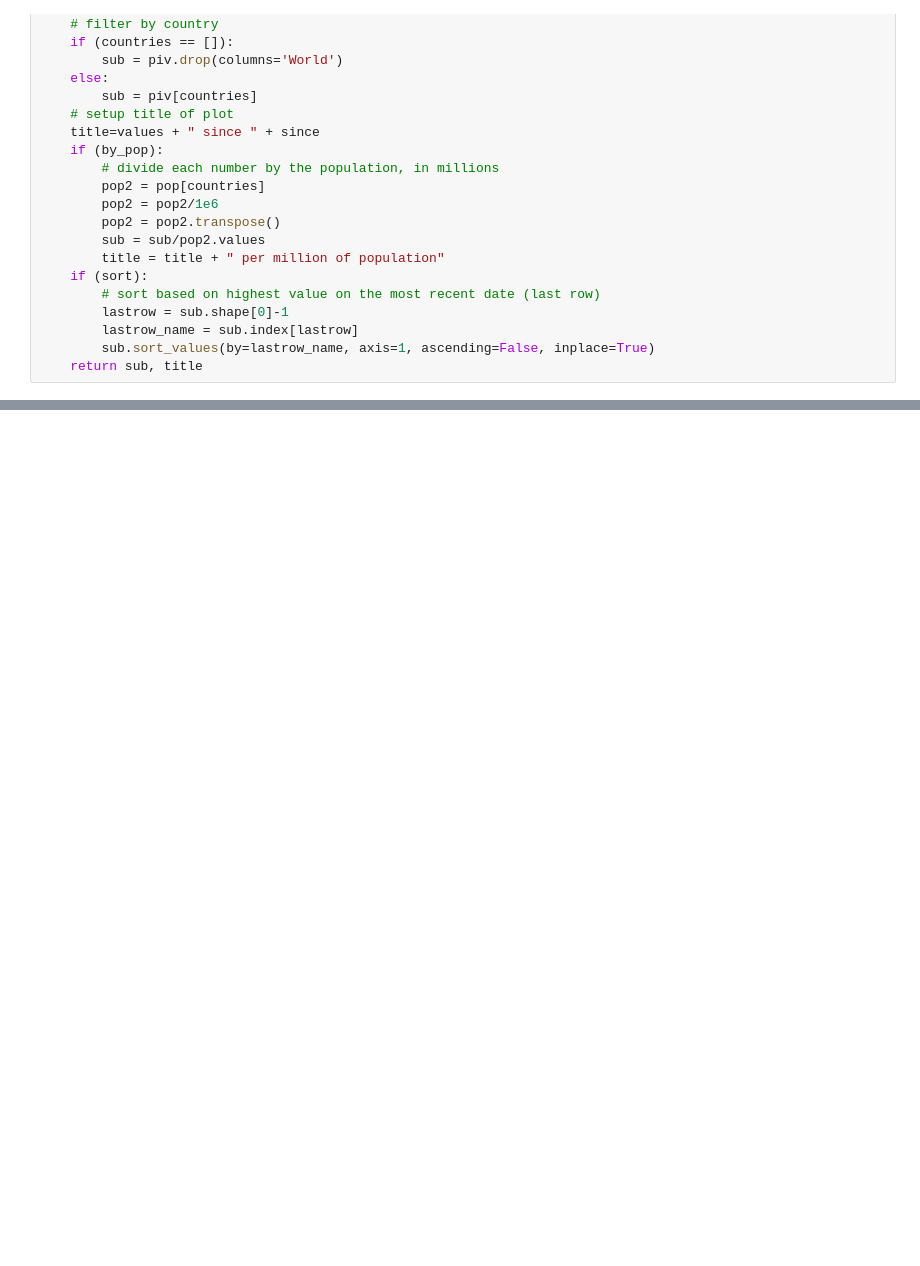
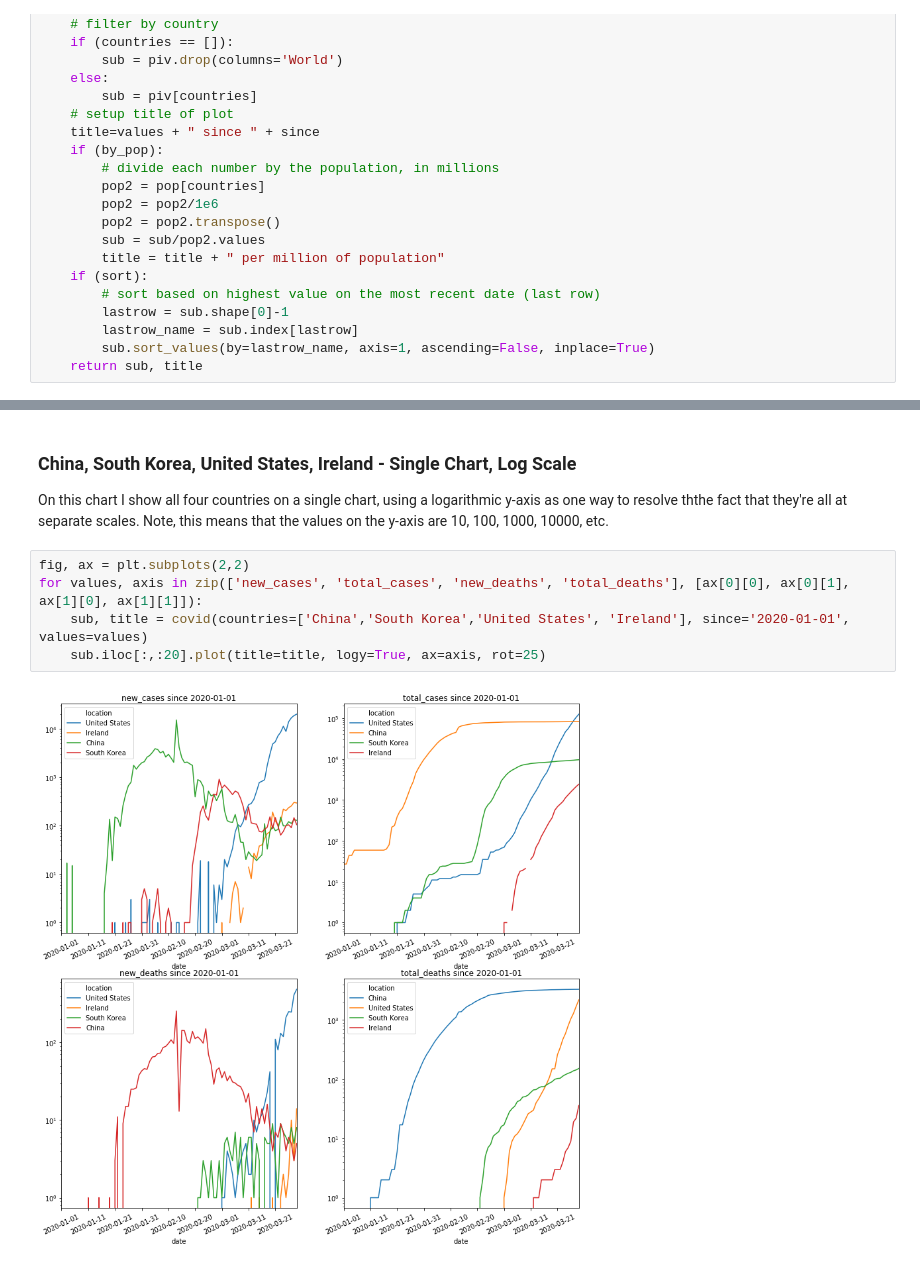
Before and after one commit to bakirl/covid19-tracker, a Jupyter notebook: covid19.ipynb, the cells around one changed output, grey strips where cells are left out. Drawn from its saved outputs; the diff is of its cells as text; blank space fills up the shorter version.

```diff
--- a/covid19.ipynb
+++ b/covid19.ipynb
@@ -136,0 +159,10 @@ for values, axis in zip(['new_cases', 'total_cases', 'new_deaths', 'total_deaths
+# %% [markdown]
+### China, South Korea, United States, Ireland - Single Chart, Log Scale
+On this chart I show all four countries on a single chart, using  a logarithmic y-axis as one way to resolve ththe fact that they're all at separate scales. Note, this means that the values on the y-axis are 10, 100, 1000, 10000, etc.
+# %%
+fig, ax = plt.subplots(2,2)
+for values, axis in zip(['new_cases', 'total_cases', 'new_deaths', 'total_deaths'], [ax[0][0], ax[0][1], ax[1][0], ax[1][1]]):
+    sub, title = covid(countries=['China','South Korea','United States', 'Ireland'], since='2020-01-01', values=values)
+    sub.iloc[:,:20].plot(title=title, logy=True, ax=axis, rot=25)
+# %% [output]
+[figure, added]
```
Also changed, not shown: parts of 18 cells of this notebook.
